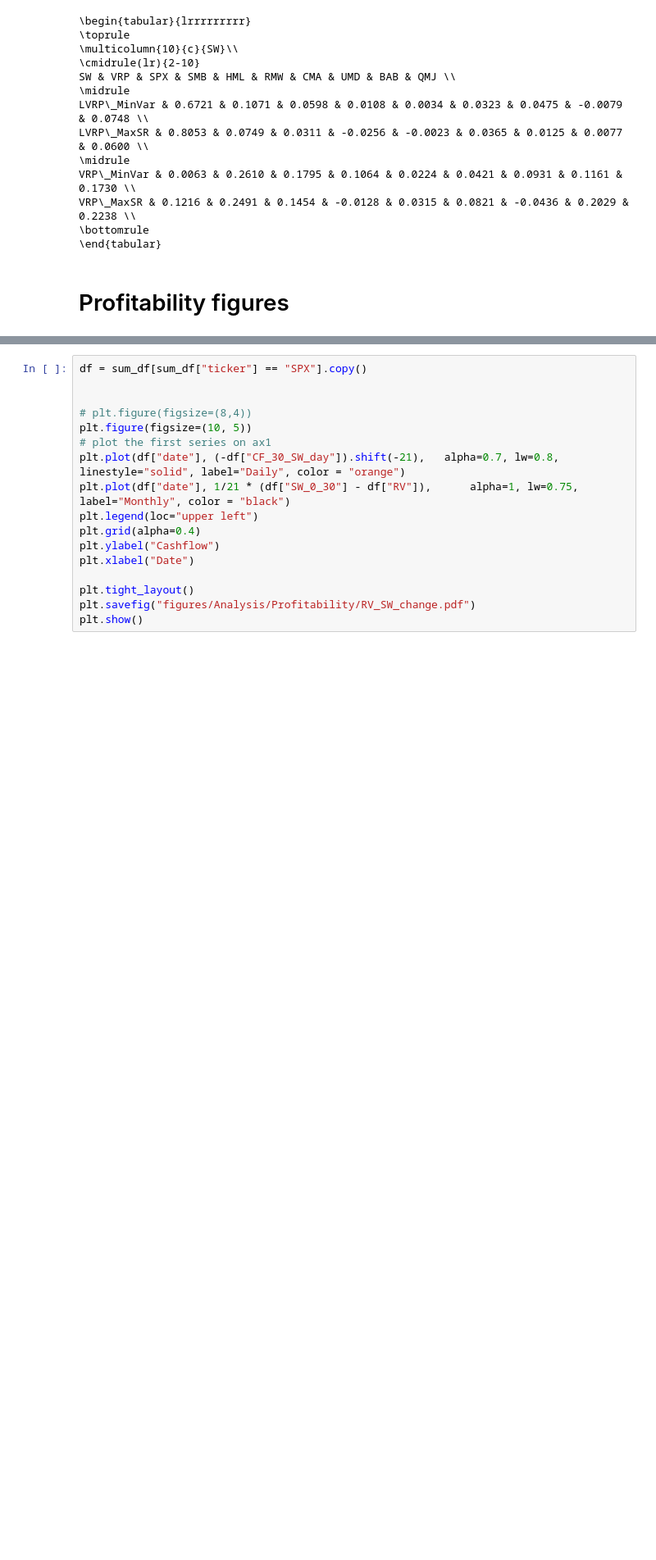
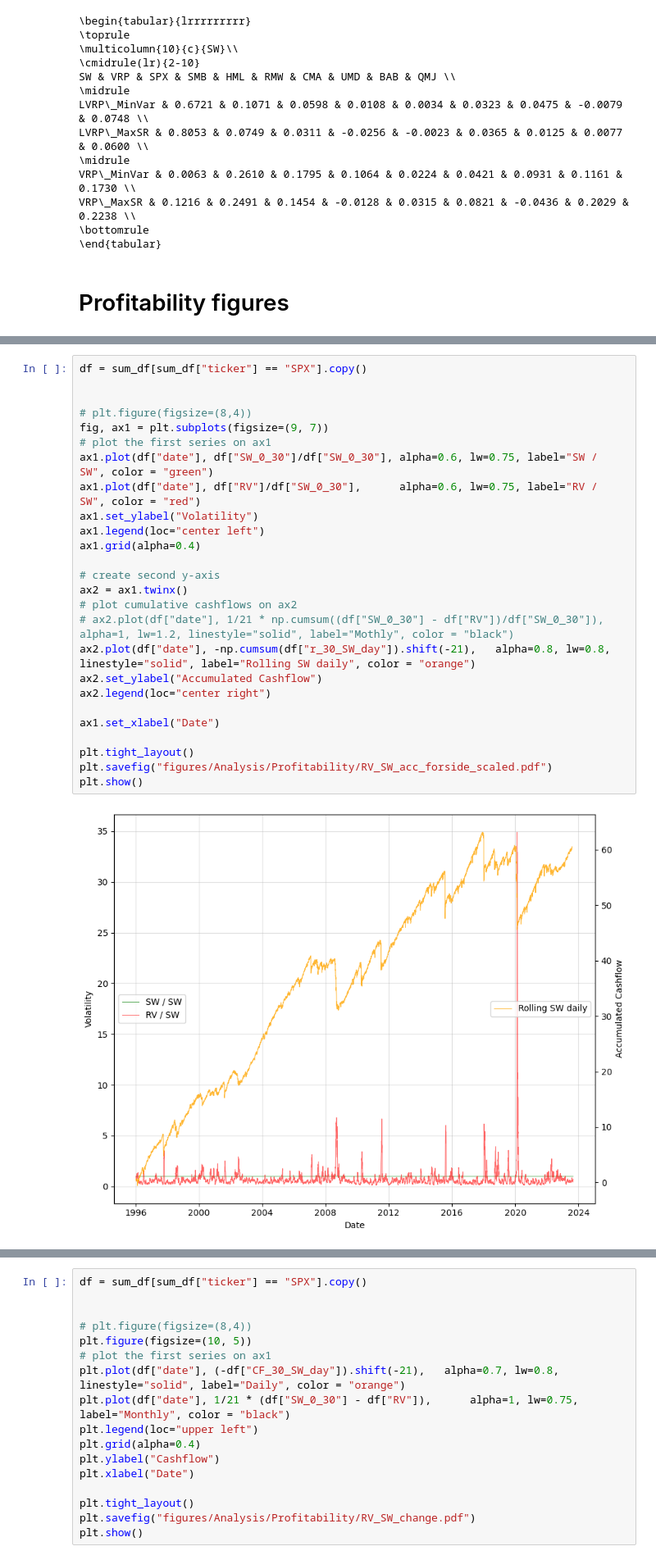
Before and after one commit to MadsHebsgaard/volpy, a Jupyter notebook: Code to produce results/Analysis.ipynb, the cells around one changed output, grey strips where cells are left out. Shown at 82% size. Drawn from its saved outputs; the diff is of its cells as text; blank space fills up the shorter version.

```diff
--- a/Code to produce results/Analysis.ipynb
+++ b/Code to produce results/Analysis.ipynb
@@ -207,0 +191,28 @@ plt.show()
+# %%
+df = sum_df[sum_df["ticker"] == "SPX"].copy()
+
+
+# plt.figure(figsize=(8,4))
+fig, ax1 = plt.subplots(figsize=(9, 7))
+# plot the first series on ax1
+ax1.plot(df["date"], df["SW_0_30"]/df["SW_0_30"], alpha=0.6, lw=0.75, label="SW / SW", color = "green")
+ax1.plot(df["date"], df["RV"]/df["SW_0_30"],      alpha=0.6, lw=0.75, label="RV / SW", color = "red")
+ax1.set_ylabel("Volatility")
+ax1.legend(loc="center left")
+ax1.grid(alpha=0.4)
+
+# create second y-axis
+ax2 = ax1.twinx()
+# plot cumulative cashflows on ax2
+# ax2.plot(df["date"], 1/21 * np.cumsum((df["SW_0_30"] - df["RV"])/df["SW_0_30"]), alpha=1, lw=1.2, linestyle="solid", label="Mothly", color = "black")
+ax2.plot(df["date"], -np.cumsum(df["r_30_SW_day"]).shift(-21),   alpha=0.8, lw=0.8, linestyle="solid", label="Rolling SW daily", color = "orange")
+ax2.set_ylabel("Accumulated Cashflow")
+ax2.legend(loc="center right")
+
+ax1.set_xlabel("Date")
+
+plt.tight_layout()
+plt.savefig("figures/Analysis/Profitability/RV_SW_acc_forside_scaled.pdf")
+plt.show()
+# %% [output]
+[figure, added]
```
Also changed, not shown: parts of 14 cells of this notebook, 8 other files.
